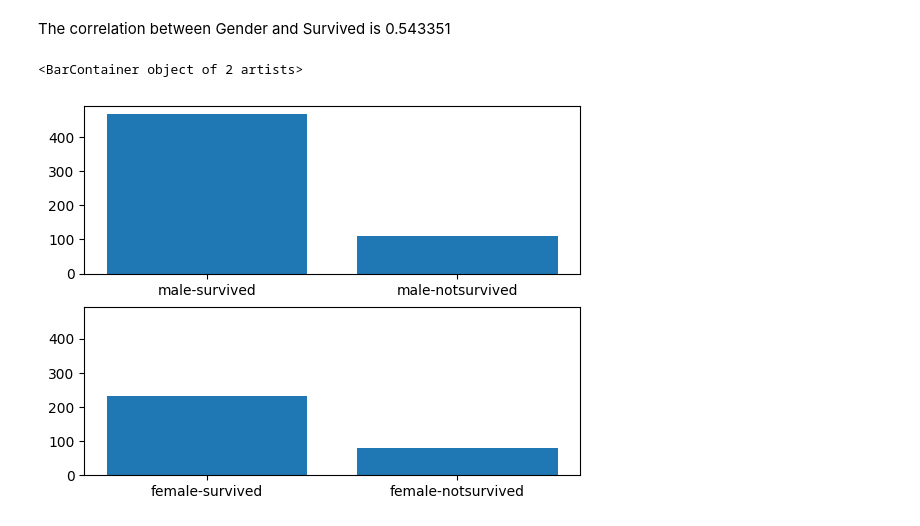
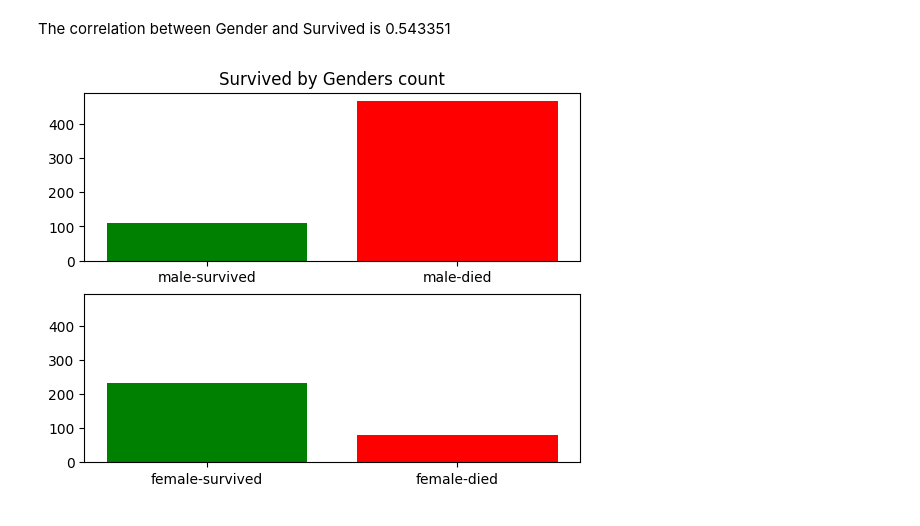
Before and after one commit to soheilabbasnia/titanic-eda, a Jupyter notebook: eda.ipynb, the cells around one changed output. Saved outputs shown, nothing was run; the diff lists cells and outputs as text; code cells hidden in the pictures.

Commit message:
understand gender and survived

```diff
--- a/eda.ipynb
+++ b/eda.ipynb
@@ -111,5 +111,6 @@ df.head(1)
 # %% [markdown]
 Gender to 0 or 1
 # %%
-df['Gender'].replace(['male', 'female'], [0, 1], inplace=True)
+df_num = df.copy()
+df_num['Gender'] = df['Gender'].replace(['male', 'female'], [0, 1])
 # %%
@@ -123,0 +151,2 @@ df.head(5)
+# %%
+df['Survived'].replace([0, 1], ['died', 'survived'], inplace=True)
@@ -153,5 +183,6 @@ Gneder and Survived corr
 # %%
 gender_survived = pd.DataFrame(df.groupby('Gender')['Survived'].value_counts())
+gender_survived.sort_values(by=['Gender', 'Survived'] ,inplace=True, ascending=False)
 gender_survived
 # %% [output]
 |  |  | count |
@@ -172,8 +203,9 @@ The correlation between Gender and Survived is 0.543351
 # %%
 fig, ax = plt.subplots(2, sharey=True)
 
-ax[0].bar(['male-survived', 'male-notsurvived'], gender_survived['count'][0])
-ax[1].bar(['female-survived', 'female-notsurvived'], gender_survived['count'][1])
+ax[0].bar(['male-survived', 'male-died'], gender_survived['count']['male'], color=['green', 'red'])
+ax[1].bar(['female-survived', 'female-died'], gender_survived['count']['female'], color=['green', 'red'])
+ax[0].set_title('Survived by Genders count')
+plt.show()
 # %% [output]
-<BarContainer object of 2 artists>
-[figure, old version]
+[figure, new version]
```
Also changed, not shown: parts of 16 cells of this notebook.
